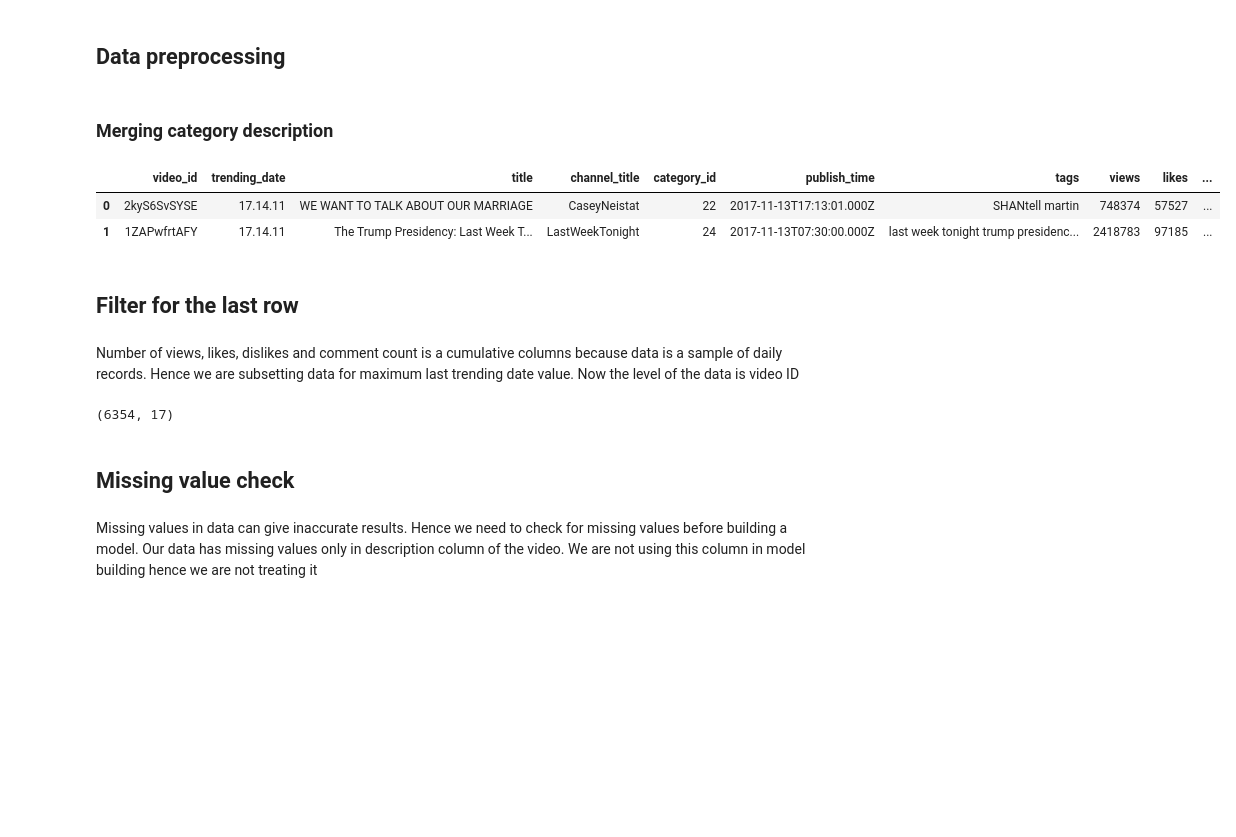
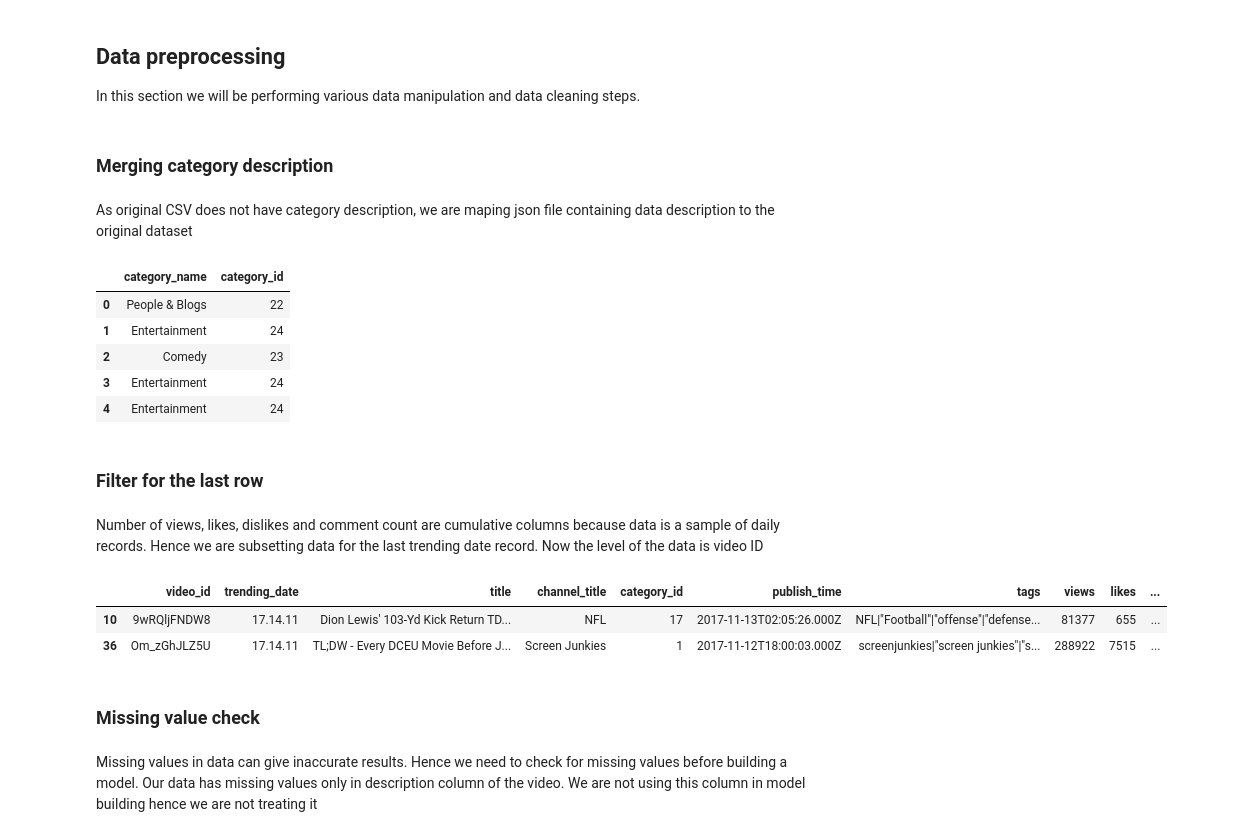
Before and after one commit to Tann10/YouTube, a Jupyter notebook: data-mining/EDA.ipynb, the cells around one changed output. Saved outputs shown, nothing was run; the diff lists cells and outputs as text; code cells hidden in the pictures; blank space fills up the shorter version.

```diff
--- a/data-mining/EDA.ipynb
+++ b/data-mining/EDA.ipynb
@@ -105,37 +129,43 @@ unprocessed_df.head()
-# %% [markdown]
-## Data preprocessing
+# %% [markdown]
+## Data preprocessing
+In this section we will be performing various data manipulation and data cleaning steps.
 # %% [markdown]
 ### Merging category description
+# %% [markdown]
+As original CSV does not have category description, we are maping json file containing data description to the original dataset
 # %%
 def get_category_id(categories):
     """"
 
     Get descriptions of the category ids
 
     Parameters
     ----------
     categories: dataframe
 
     Returns
     ----------
     Dataframe with a new column of categories descriptions
     """
     cat_dict = {}
     for cat in categories:
         cat_dict[int(cat["id"])] = cat["snippet"]["title"]
     return cat_dict
 
 cat_dict = get_category_id(categories)
 unprocessed_df['category_name'] = unprocessed_df['category_id'].map(cat_dict)
-unprocessed_df.head(2)
+unprocessed_df[['category_name', 'category_id']][:5]
 # %% [output]
-|  | video_id | trending_date | title | channel_title | category_id | publish_time | tags | views | likes | ... |
-| 0 | 2kyS6SvSYSE | 17.14.11 | WE WANT TO TALK ABOUT OUR MARRIAGE | CaseyNeistat | 22 | 2017-11-13T17:13:01.000Z | SHANtell martin | 748374 | 57527 | ... |
-| 1 | 1ZAPwfrtAFY | 17.14.11 | The Trump Presidency: Last Week T... | LastWeekTonight | 24 | 2017-11-13T07:30:00.000Z | last week tonight trump presidenc... | 2418783 | 97185 | ... |
+|  | category_name | category_id |
+| 0 | People & Blogs | 22 |
+| 1 | Entertainment | 24 |
+| 2 | Comedy | 23 |
+| 3 | Entertainment | 24 |
+| 4 | Entertainment | 24 |
 # %% [markdown]
-## Filter for the last row
+### Filter for the last row
 # %% [markdown]
-Number of views, likes, dislikes and comment count is a cumulative columns because data is a sample of daily records. Hence we are subsetting data for maximum last trending date value. Now the level of the data is video ID
+Number of views, likes, dislikes and comment count are cumulative columns because data is a sample of daily records. Hence we are subsetting data for the last trending date record. Now the level of the data is video ID
 # %%
 def get_latest_update_video_id(df):
     """"
@@ -156,11 +186,13 @@ def get_latest_update_video_id(df):
     df = df[idx]
     return df
 unprocessed_df = get_latest_update_video_id(unprocessed_df)
-unprocessed_df.shape
+unprocessed_df.head(2)
 # %% [output]
-(6354, 17)
+|  | video_id | trending_date | title | channel_title | category_id | publish_time | tags | views | likes | ... |
+| 10 | 9wRQljFNDW8 | 17.14.11 | Dion Lewis' 103-Yd Kick Return TD... | NFL | 17 | 2017-11-13T02:05:26.000Z | NFL|"Football"|"offense"|"defense... | 81377 | 655 | ... |
+| 36 | Om_zGhJLZ5U | 17.14.11 | TL;DW - Every DCEU Movie Before J... | Screen Junkies | 1 | 2017-11-12T18:00:03.000Z | screenjunkies|"screen junkies"|"s... | 288922 | 7515 | ... |
 # %% [markdown]
-## Missing value check
+### Missing value check
 # %% [markdown]
 Missing values in data can give inaccurate results. Hence we need to check for missing values before building a model. Our data has missing values only in description column of the video. We are not using this column in model building hence we are not treating it
 # %%
```
Also changed, not shown: parts of 84 cells of this notebook.
